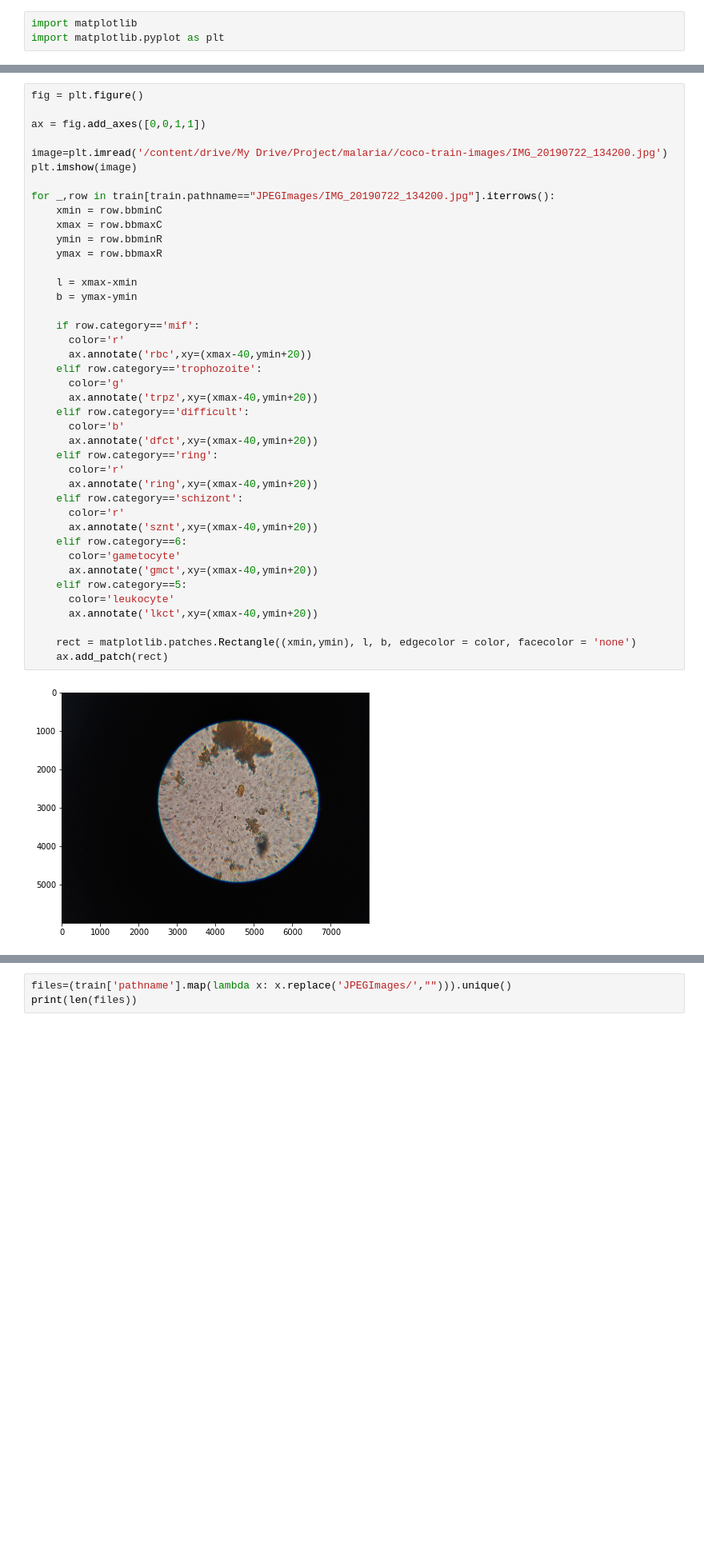
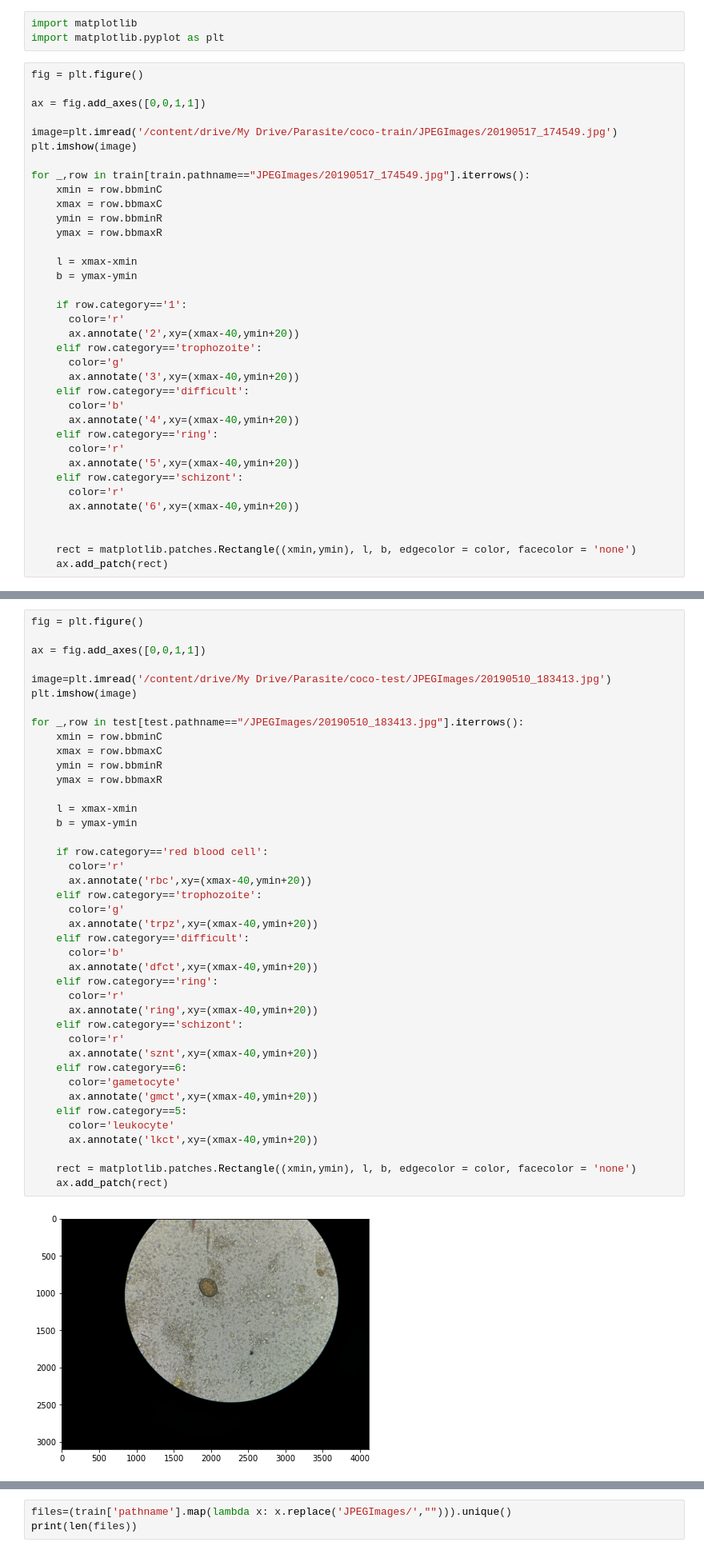
Before and after one commit to Nutsudapenpong/DPDM, a Jupyter notebook: Followmalariamydata.ipynb, the cells around one changed output, grey strips where cells are left out. Shown at 80% size. Saved outputs shown, nothing was run; the diff lists cells and outputs as text; blank space fills up the shorter version.

```diff
--- a/Followmalariamydata.ipynb
+++ b/Followmalariamydata.ipynb
@@ -195,3 +195,39 @@ plt.show
 # %%
 import matplotlib
 import matplotlib.pyplot as plt
+# %%
+fig = plt.figure()
+
+ax = fig.add_axes([0,0,1,1])
+
+image=plt.imread('/content/drive/My Drive/Parasite/coco-train/JPEGImages/20190517_174549.jpg')
+plt.imshow(image)
+
+for _,row in train[train.pathname=="JPEGImages/20190517_174549.jpg"].iterrows():
+    xmin = row.bbminC
+    xmax = row.bbmaxC
+    ymin = row.bbminR
+    ymax = row.bbmaxR
+
+    l = xmax-xmin
+    b = ymax-ymin
+
+    if row.category=='1':
+      color='r'
+      ax.annotate('2',xy=(xmax-40,ymin+20))
+    elif row.category=='trophozoite':
+      color='g'
+      ax.annotate('3',xy=(xmax-40,ymin+20))
+    elif row.category=='difficult':
+      color='b'
+      ax.annotate('4',xy=(xmax-40,ymin+20))
+    elif row.category=='ring':
+      color='r'
+      ax.annotate('5',xy=(xmax-40,ymin+20))
+    elif row.category=='schizont':
+      color='r'
+      ax.annotate('6',xy=(xmax-40,ymin+20))
+
+
+    rect = matplotlib.patches.Rectangle((xmin,ymin), l, b, edgecolor = color, facecolor = 'none')
+    ax.add_patch(rect)
@@ -200,41 +238,41 @@ fig = plt.figure()
 
 ax = fig.add_axes([0,0,1,1])
 
-image=plt.imread('/content/drive/My Drive/Project/malaria//coco-train-images/IMG_20190722_134200.jpg')
+image=plt.imread('/content/drive/My Drive/Parasite/coco-test/JPEGImages/20190510_183413.jpg')
 plt.imshow(image)
 
-for _,row in train[train.pathname=="JPEGImages/IMG_20190722_134200.jpg"].iterrows():
+for _,row in test[test.pathname=="/JPEGImages/20190510_183413.jpg"].iterrows():
     xmin = row.bbminC
     xmax = row.bbmaxC
     ymin = row.bbminR
     ymax = row.bbmaxR
 
     l = xmax-xmin
     b = ymax-ymin
 
-    if row.category=='mif':
+    if row.category=='red blood cell':
       color='r'
       ax.annotate('rbc',xy=(xmax-40,ymin+20))
     elif row.category=='trophozoite':
       color='g'
       ax.annotate('trpz',xy=(xmax-40,ymin+20))
     elif row.category=='difficult':
       color='b'
       ax.annotate('dfct',xy=(xmax-40,ymin+20))
     elif row.category=='ring':
       color='r'
       ax.annotate('ring',xy=(xmax-40,ymin+20))
     elif row.category=='schizont':
       color='r'
       ax.annotate('sznt',xy=(xmax-40,ymin+20))
     elif row.category==6:
       color='gametocyte'
       ax.annotate('gmct',xy=(xmax-40,ymin+20))
     elif row.category==5:
       color='leukocyte'
       ax.annotate('lkct',xy=(xmax-40,ymin+20))
 
     rect = matplotlib.patches.Rectangle((xmin,ymin), l, b, edgecolor = color, facecolor = 'none')
     ax.add_patch(rect)
 # %% [output]
-[figure, old version]
+[figure, new version]
```
Also changed, not shown: parts of 7 cells of this notebook.
